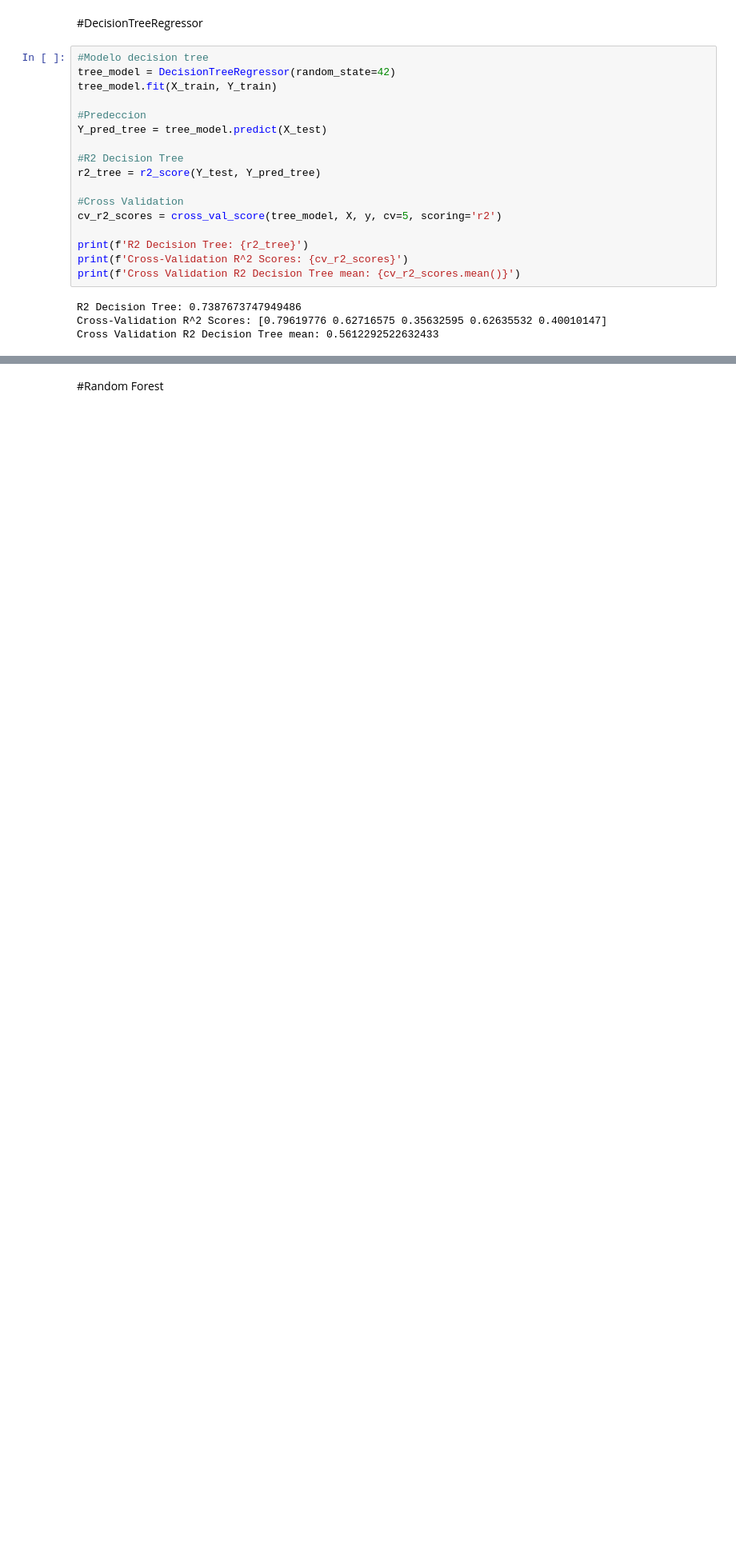
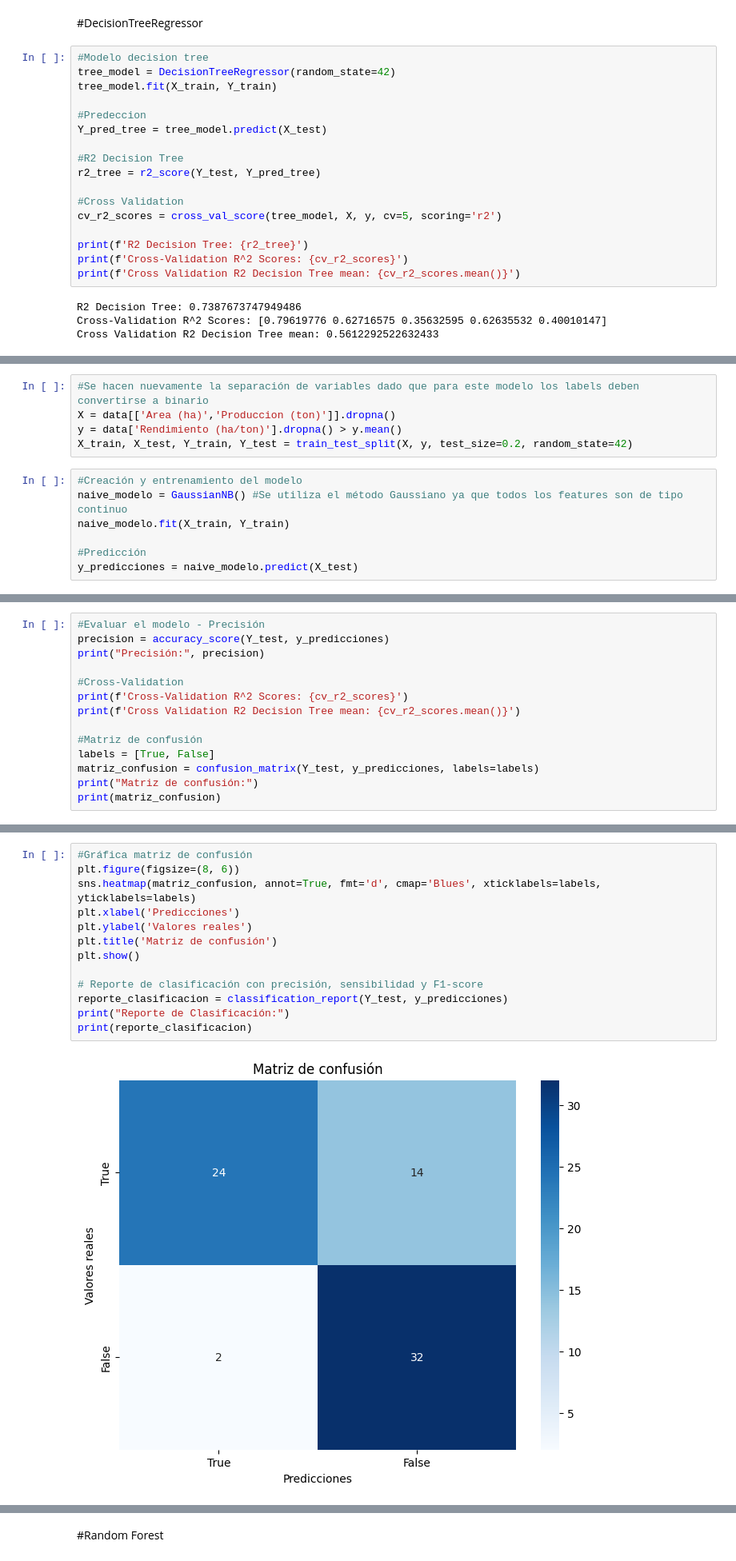
Before and after one commit to Alexis-pr/JavaScript, a Jupyter notebook: Proyecto_Unificado.ipynb, the cells around one changed output, grey strips where cells are left out. Shown at 80% size. Cells and saved outputs as stored; diff of their text form; blank space fills up the shorter version.

```diff
--- a/Proyecto_Unificado.ipynb
+++ b/Proyecto_Unificado.ipynb
@@ -152,0 +158,12 @@ plt.show()
+# %%
+#Se hacen nuevamente la separación de variables dado que para este modelo los labels deben convertirse a binario
+X = data[['Area (ha)','Produccion (ton)']].dropna()
+y = data['Rendimiento (ha/ton)'].dropna() > y.mean()
+X_train, X_test, Y_train, Y_test = train_test_split(X, y, test_size=0.2, random_state=42)
+# %%
+#Creación y entrenamiento del modelo
+naive_modelo = GaussianNB() #Se utiliza el método Gaussiano ya que todos los features son de tipo continuo
+naive_modelo.fit(X_train, Y_train)
+
+#Predicción
+y_predicciones = naive_modelo.predict(X_test)
@@ -152,0 +172,14 @@ plt.show()
+# %%
+#Evaluar el modelo - Precisión
+precision = accuracy_score(Y_test, y_predicciones)
+print("Precisión:", precision)
+
+#Cross-Validation
+print(f'Cross-Validation R^2 Scores: {cv_r2_scores}')
+print(f'Cross Validation R2 Decision Tree mean: {cv_r2_scores.mean()}')
+
+#Matriz de confusión
+labels = [True, False]
+matriz_confusion = confusion_matrix(Y_test, y_predicciones, labels=labels)
+print("Matriz de confusión:")
+print(matriz_confusion)
@@ -152,0 +195,15 @@ plt.show()
+# %%
+#Gráfica matriz de confusión
+plt.figure(figsize=(8, 6))
+sns.heatmap(matriz_confusion, annot=True, fmt='d', cmap='Blues', xticklabels=labels, yticklabels=labels)
+plt.xlabel('Predicciones')
+plt.ylabel('Valores reales')
+plt.title('Matriz de confusión')
+plt.show()
+
+# Reporte de clasificación con precisión, sensibilidad y F1-score
+reporte_clasificacion = classification_report(Y_test, y_predicciones)
+print("Reporte de Clasificación:")
+print(reporte_clasificacion)
+# %% [output]
+[figure, added]
```
Also changed, not shown: parts of 12 cells of this notebook.
